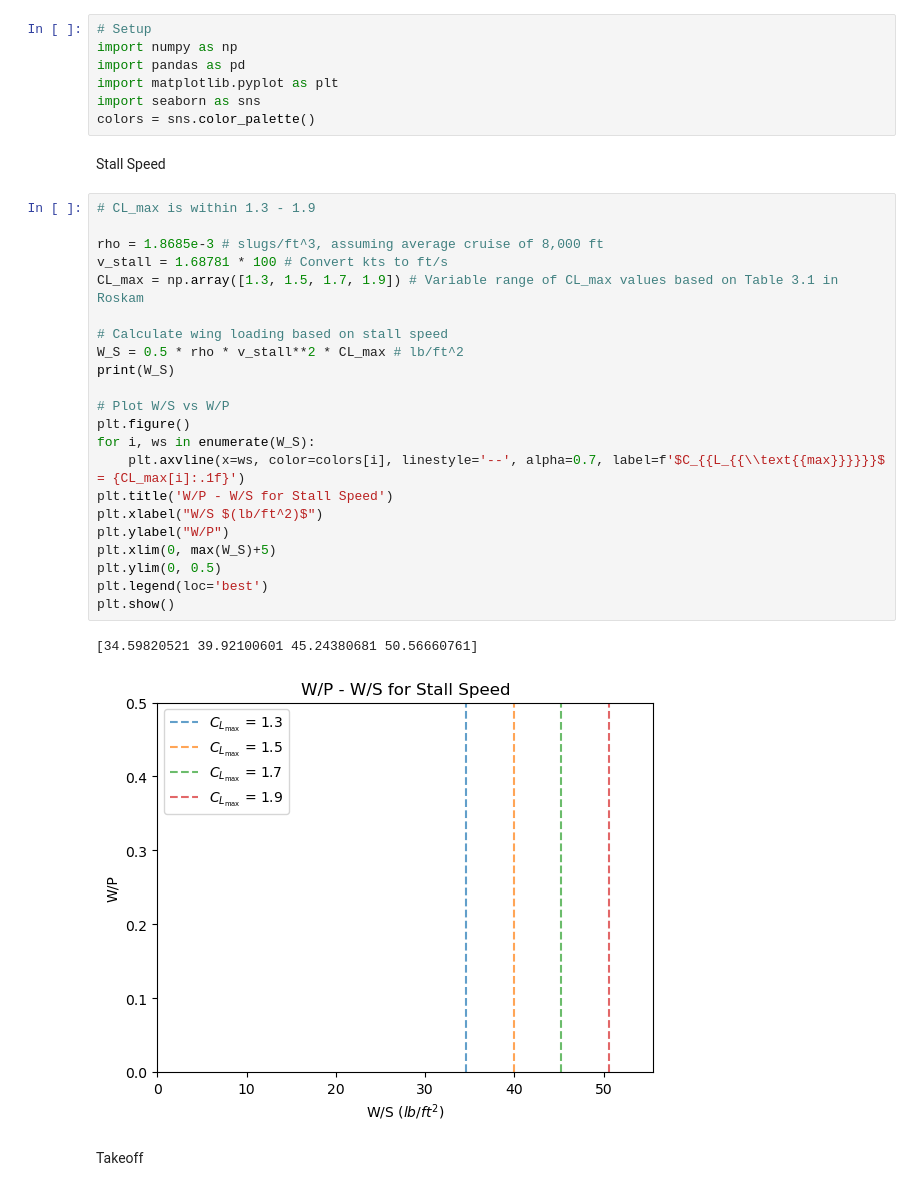
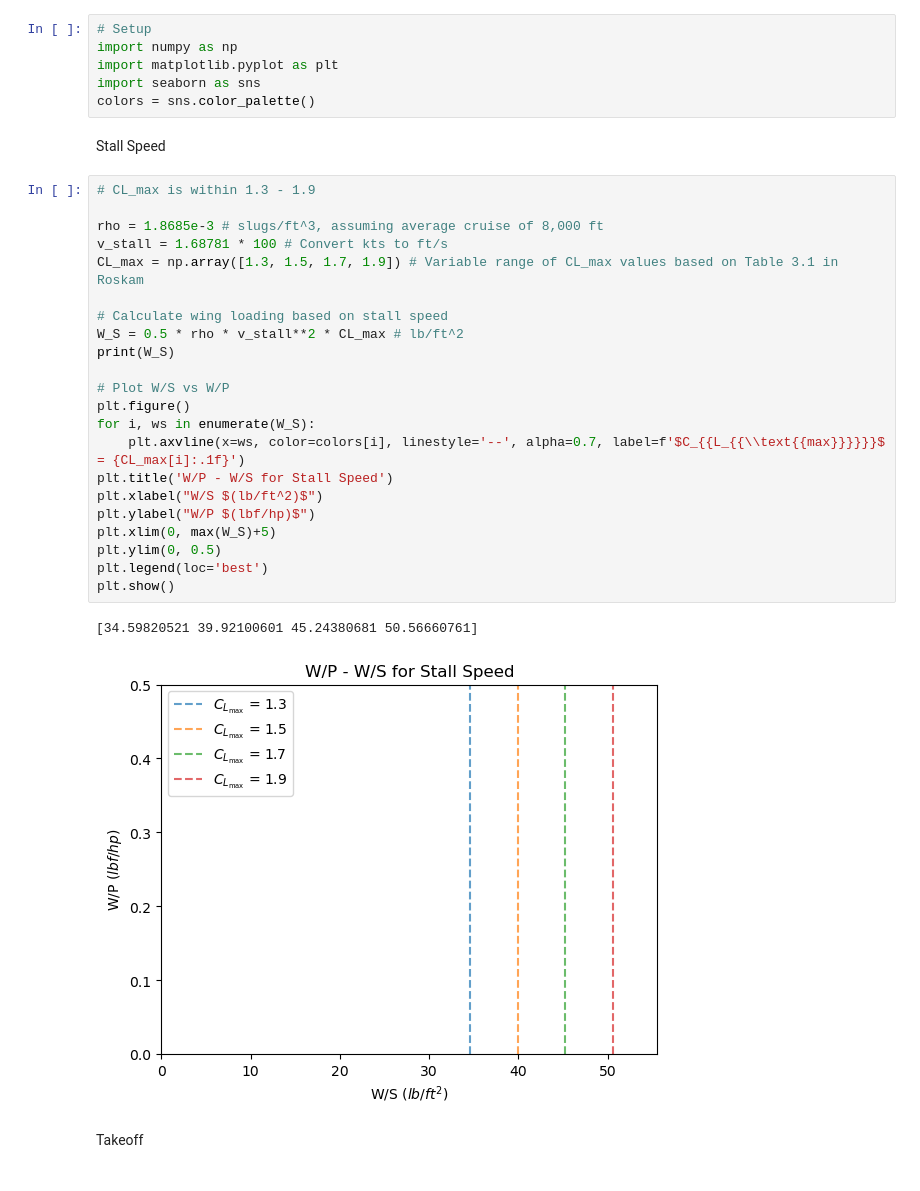
Before and after one commit to confuzionn/Demeters_Wings, a Jupyter notebook: Preliminary Sizing.ipynb, the cells around one changed output. Cells and saved outputs as stored; diff of their text form.

```diff
--- a/Preliminary Sizing.ipynb
+++ b/Preliminary Sizing.ipynb
@@ -1,7 +1,6 @@
 # %%
 # Setup
 import numpy as np
-import pandas as pd
 import matplotlib.pyplot as plt
 import seaborn as sns
 colors = sns.color_palette()
@@ -10,28 +9,28 @@ Stall Speed
 # %%
 # CL_max is within 1.3 - 1.9
 
 rho = 1.8685e-3 # slugs/ft^3, assuming average cruise of 8,000 ft
 v_stall = 1.68781 * 100 # Convert kts to ft/s
 CL_max = np.array([1.3, 1.5, 1.7, 1.9]) # Variable range of CL_max values based on Table 3.1 in Roskam
 
 # Calculate wing loading based on stall speed
 W_S = 0.5 * rho * v_stall**2 * CL_max # lb/ft^2
 print(W_S)
 
 # Plot W/S vs W/P
 plt.figure()
 for i, ws in enumerate(W_S):
     plt.axvline(x=ws, color=colors[i], linestyle='--', alpha=0.7, label=f'$C_{{L_{{\\text{{max}}}}}}$ = {CL_max[i]:.1f}')
 plt.title('W/P - W/S for Stall Speed')
 plt.xlabel("W/S $(lb/ft^2)$")
-plt.ylabel("W/P")
+plt.ylabel("W/P $(lbf/hp)$")
 plt.xlim(0, max(W_S)+5)
 plt.ylim(0, 0.5)
 plt.legend(loc='best')
 plt.show()
 # %% [output]
 [34.59820521 39.92100601 45.24380681 50.56660761]
-[figure, old version]
+[figure, new version]
 # %% [markdown]
 Takeoff
 # %%
```
Also changed, not shown: parts of 2 cells of this notebook, 3 other files.
